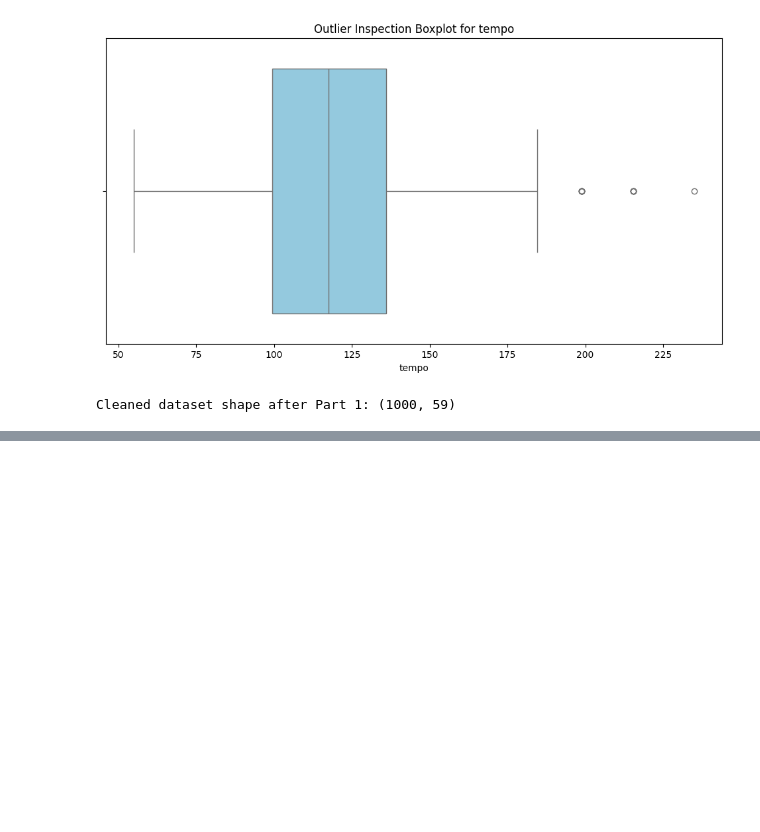
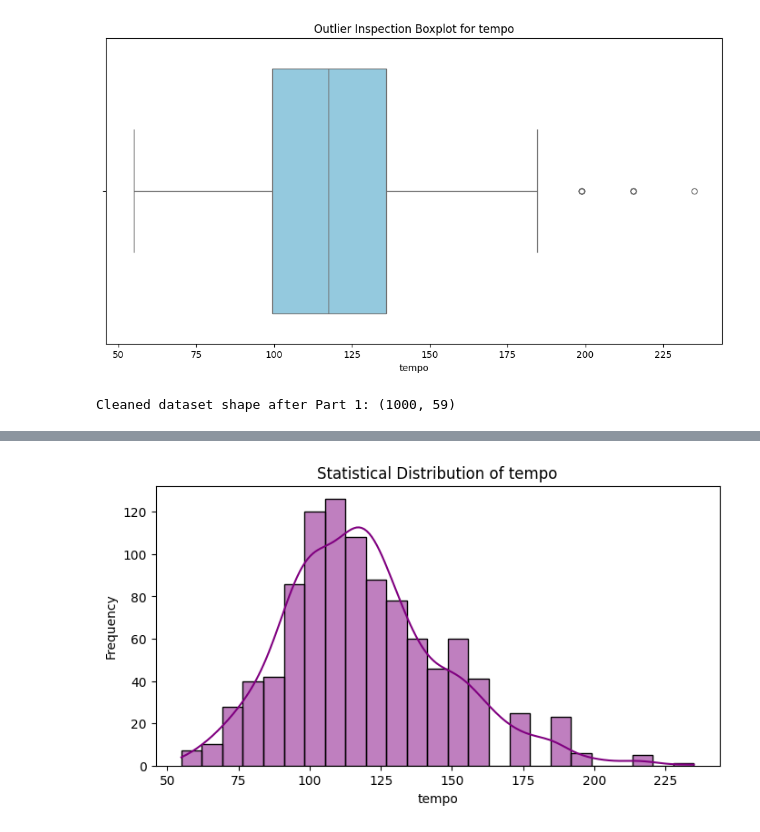
Before and after one commit to iadityapratapsinghe/Project---i-, a Jupyter notebook: notebooks/Music Genre Classifier.ipynb, the cells around one changed output, grey strips where cells are left out. Drawn from its saved outputs; the diff is of its cells as text; code cells hidden in the pictures; blank space fills up the shorter version.

Commit message:
Completed EDA process and Statistical work

```diff
--- a/notebooks/Music Genre Classifier.ipynb
+++ b/notebooks/Music Genre Classifier.ipynb
@@ -87,0 +104,10 @@ Cleaned dataset shape after Part 1: (1000, 59)
+# %%
+plt.figure(figsize=(8, 4))
+feature_dist = 'tempo' if 'tempo' in df.columns else df.select_dtypes(include=[np.number]).columns[1]
+sns.histplot(df[feature_dist], kde=True, color='purple')
+plt.title(f"Statistical Distribution of {feature_dist}")
+plt.xlabel(feature_dist)
+plt.ylabel("Frequency")
+plt.show()
+# %% [output]
+[figure, added]
```
Also changed, not shown: parts of 3 cells of this notebook.
